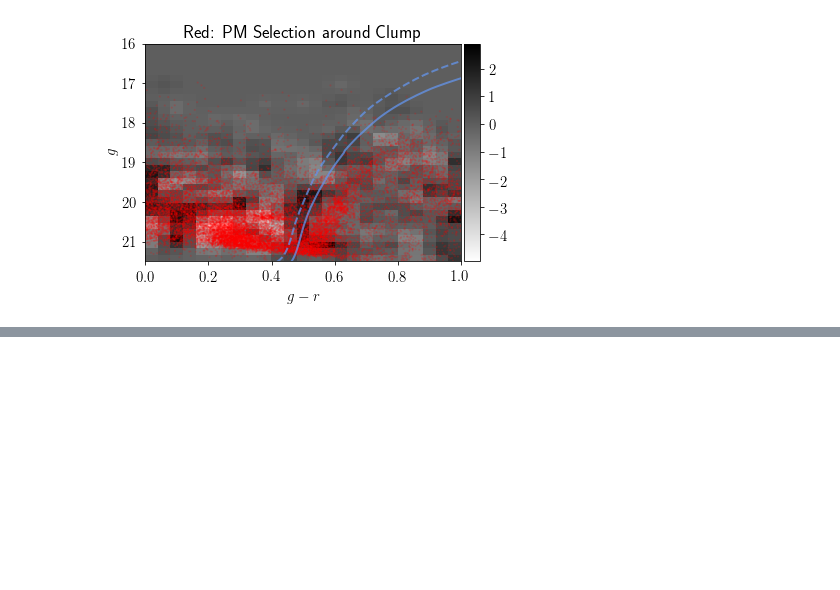
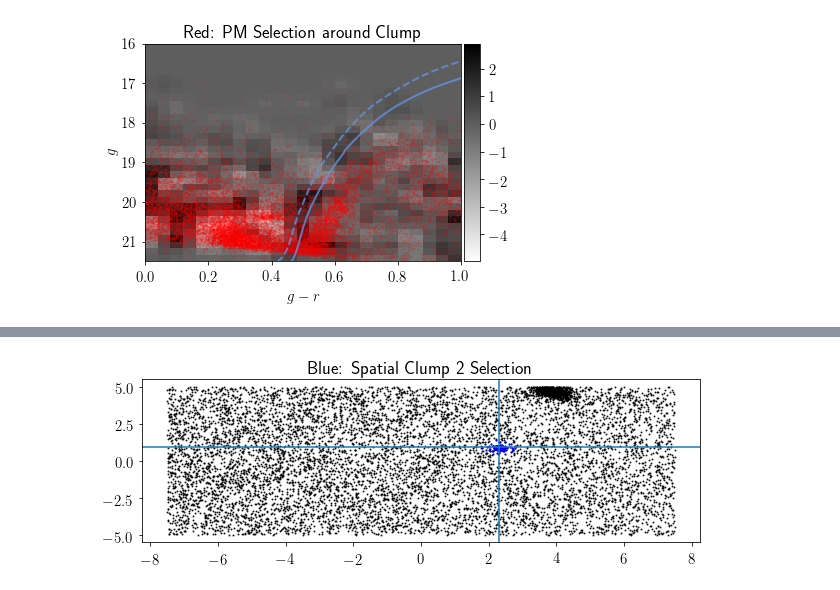
Before and after one commit to norashipp/shared_notebooks, a Jupyter notebook: Elqui.ipynb, the cells around one changed output, grey strips where cells are left out. Saved outputs shown, nothing was run; the diff lists cells and outputs as text; code cells hidden in the pictures; blank space fills up the shorter version.

```diff
--- a/Elqui.ipynb
+++ b/Elqui.ipynb
@@ -575,0 +602,18 @@ plt.show()
+# %%
+from ugali.utils.projector import angsep
+sep = angsep(phi1_clump2, phi2_clump2, data['PHI1'], data['PHI2'])
+on_clump2 = sep < 0.5
+# %%
+plt.figure(figsize=(10,3))
+plt.plot(data['PHI1'][pm_cut_clump_tight], data['PHI2'][pm_cut_clump_tight], 'k.', ms=2, alpha=0.8)
+plt.plot(data['PHI1'][pm_cut_clump_tight&on_clump2], data['PHI2'][pm_cut_clump_tight&on_clump2], 'b.', ms=2, alpha=0.8)
+
+phi1_clump2 = 2.3
+phi2_clump2 = 0.9
+plt.axvline(phi1_clump2)
+plt.axhline(phi2_clump2)
+
+plt.title('Blue: Spatial Clump 2 Selection')
+plt.show()
+# %% [output]
+[figure, added]
```
Also changed, not shown: parts of 5 cells of this notebook.
